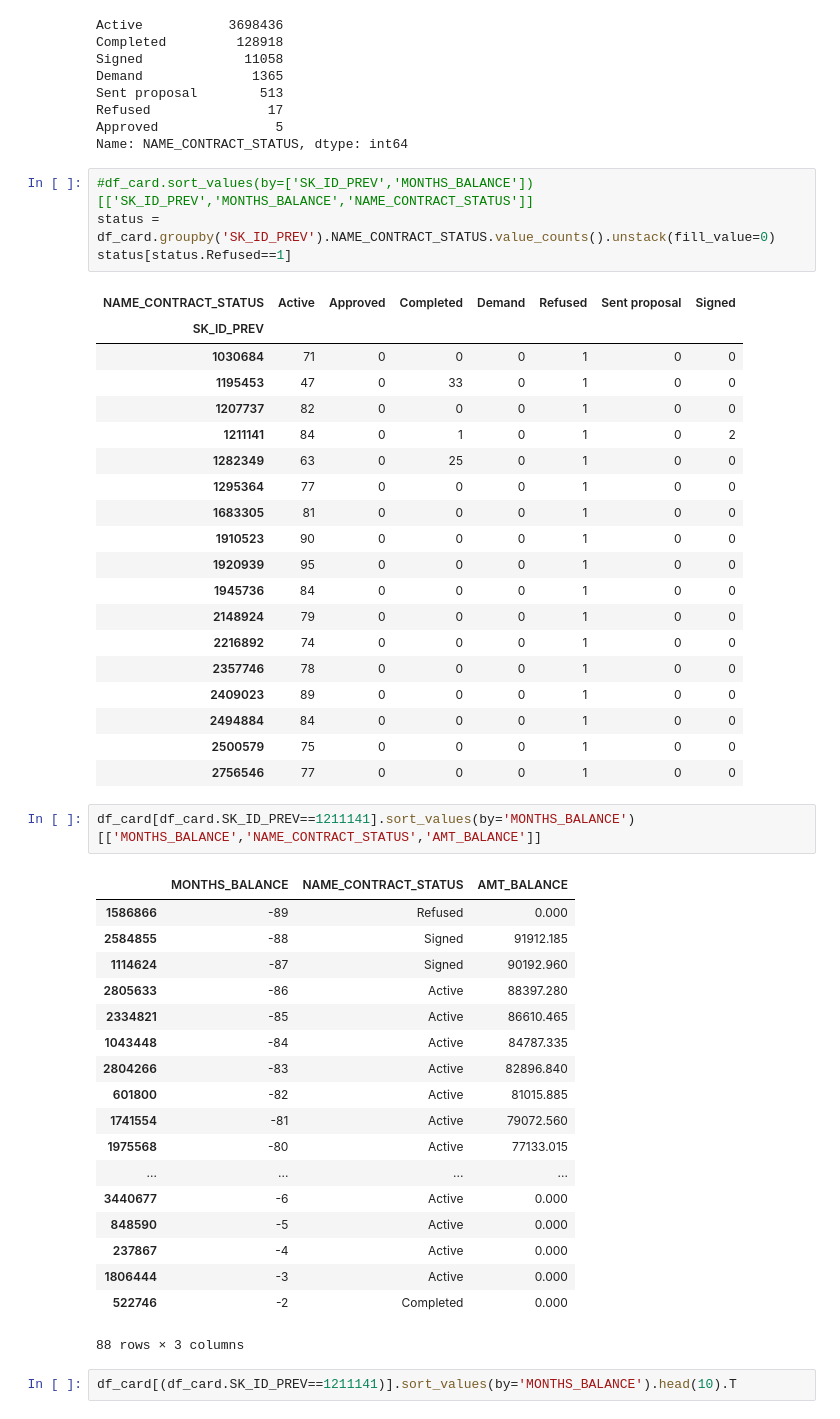
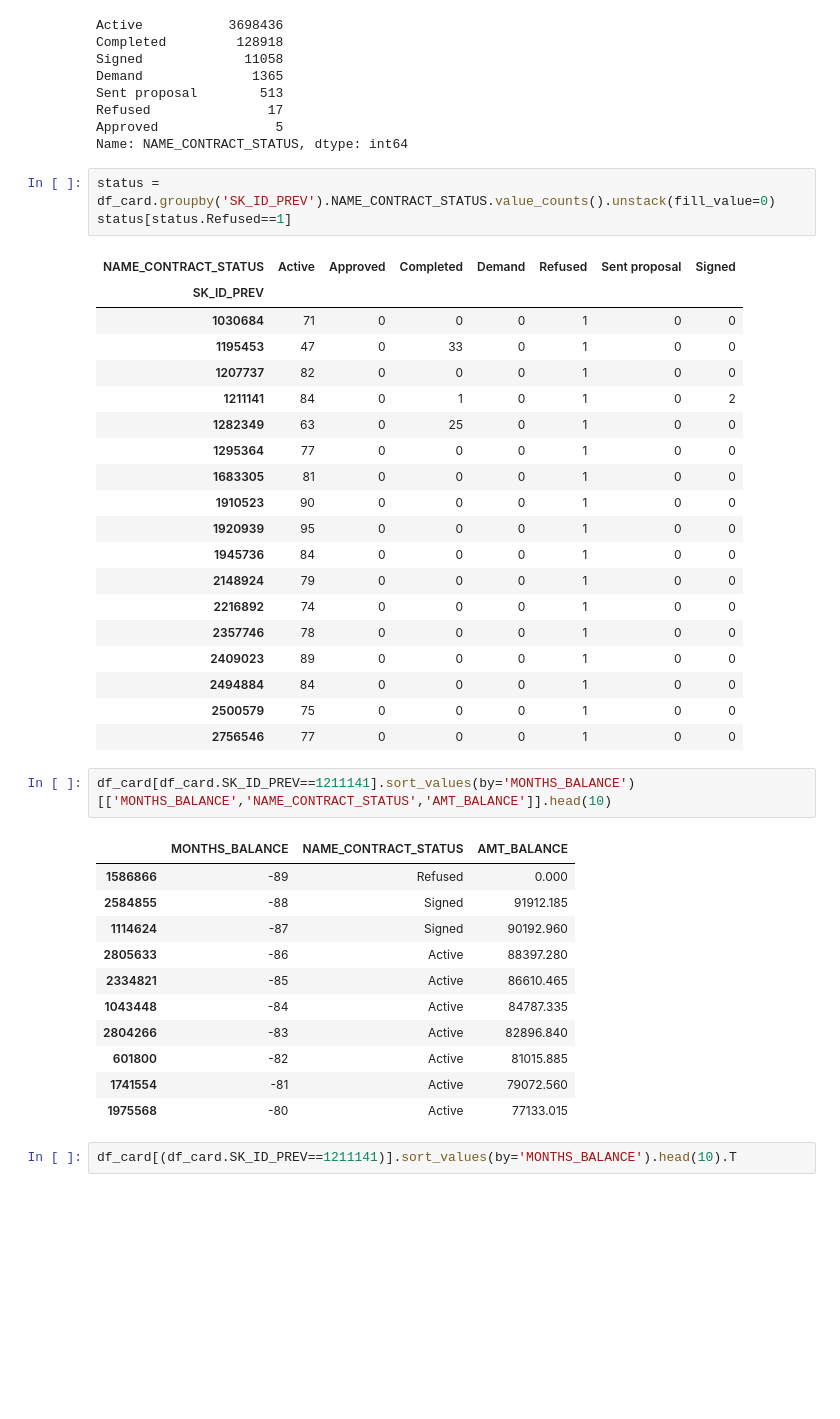
Before and after one commit to jack89roberts/kaggle-home-credit-default-risk, a Jupyter notebook: credit_card.ipynb, the cells around one changed output. Cells and saved outputs as stored; diff of their text form; blank space fills up the shorter version.

Commit message:
credit card almost finished

```diff
--- a/credit_card.ipynb
+++ b/credit_card.ipynb
@@ -94,7 +85,6 @@ Refused               17
 Approved               5
 Name: NAME_CONTRACT_STATUS, dtype: int64
 # %%
-#df_card.sort_values(by=['SK_ID_PREV','MONTHS_BALANCE'])[['SK_ID_PREV','MONTHS_BALANCE','NAME_CONTRACT_STATUS']]
 status = df_card.groupby('SK_ID_PREV').NAME_CONTRACT_STATUS.value_counts().unstack(fill_value=0)
 status[status.Refused==1]
 # %% [output]
@@ -118,26 +108,19 @@ status[status.Refused==1]
 | 2500579 | 75 | 0 | 0 | 0 | 1 | 0 | 0 |
 | 2756546 | 77 | 0 | 0 | 0 | 1 | 0 | 0 |
 # %%
-df_card[df_card.SK_ID_PREV==1211141].sort_values(by='MONTHS_BALANCE')[['MONTHS_BALANCE','NAME_CONTRACT_STATUS','AMT_BALANCE']]
+df_card[df_card.SK_ID_PREV==1211141].sort_values(by='MONTHS_BALANCE')[['MONTHS_BALANCE','NAME_CONTRACT_STATUS','AMT_BALANCE']].head(10)
 # %% [output]
 |  | MONTHS_BALANCE | NAME_CONTRACT_STATUS | AMT_BALANCE |
 | 1586866 | -89 | Refused | 0.000 |
 | 2584855 | -88 | Signed | 91912.185 |
 | 1114624 | -87 | Signed | 90192.960 |
 | 2805633 | -86 | Active | 88397.280 |
 | 2334821 | -85 | Active | 86610.465 |
 | 1043448 | -84 | Active | 84787.335 |
 | 2804266 | -83 | Active | 82896.840 |
 | 601800 | -82 | Active | 81015.885 |
 | 1741554 | -81 | Active | 79072.560 |
 | 1975568 | -80 | Active | 77133.015 |
-| ... | ... | ... | ... |
-| 3440677 | -6 | Active | 0.000 |
-| 848590 | -5 | Active | 0.000 |
-| 237867 | -4 | Active | 0.000 |
-| 1806444 | -3 | Active | 0.000 |
-| 522746 | -2 | Completed | 0.000 |
-88 rows × 3 columns
 # %%
 df_card[(df_card.SK_ID_PREV==1211141)].sort_values(by='MONTHS_BALANCE').head(10).T
 # %% [output]
```
Also changed, not shown: parts of 15 cells of this notebook.
